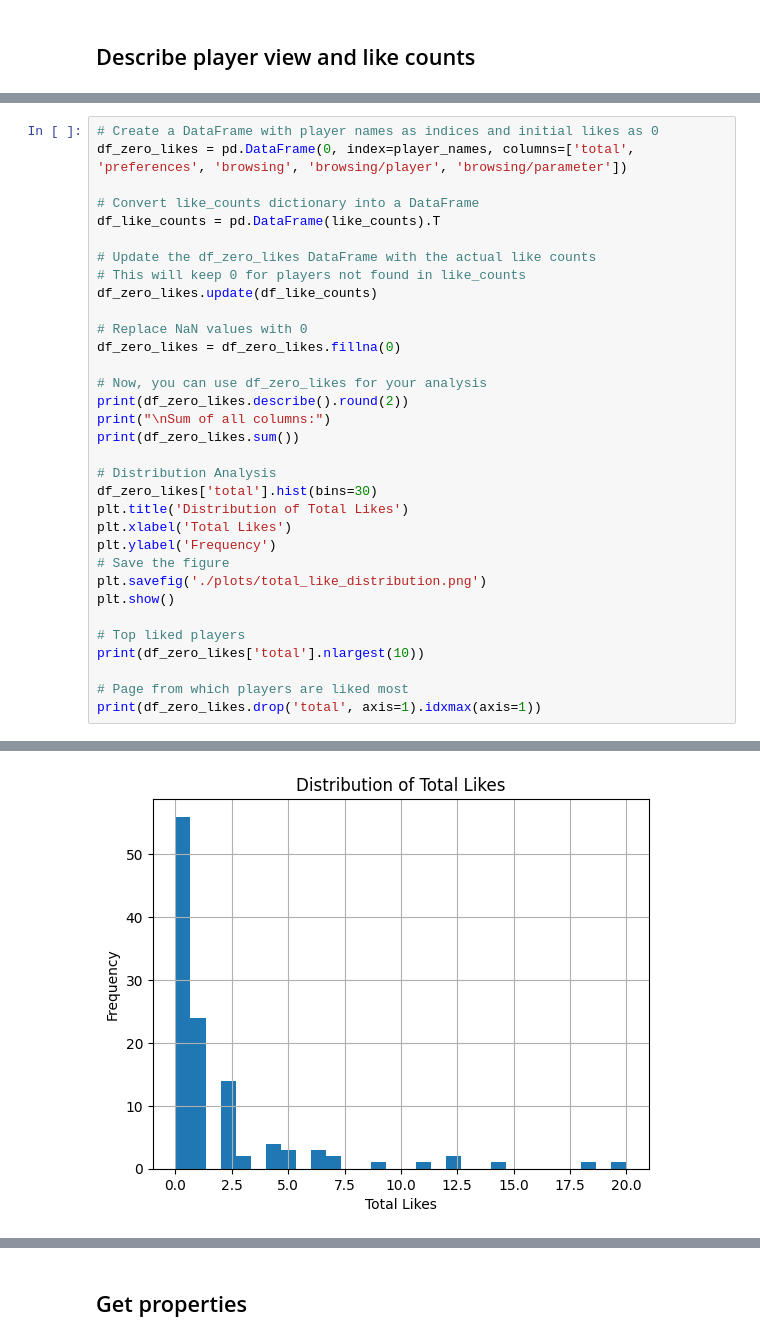
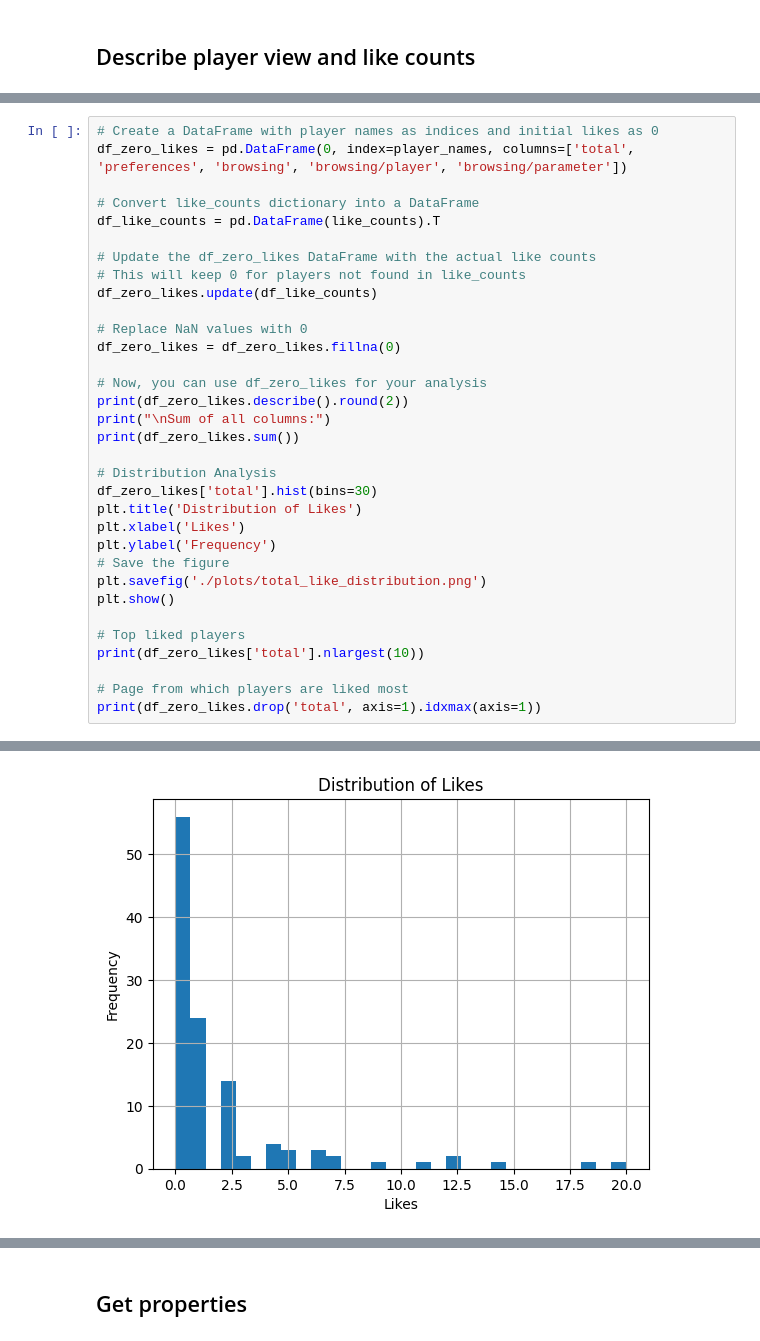
Before and after one commit to AsafKed/tennis-router, a Jupyter notebook: backend/analysis.ipynb, the cells around one changed output, grey strips where cells are left out. Saved outputs shown, nothing was run; the diff lists cells and outputs as text.

```diff
--- a/backend/analysis.ipynb
+++ b/backend/analysis.ipynb
@@ -230,37 +244,37 @@ print(df_zero_likes.sum())
 
 # Distribution Analysis
 df_zero_likes['total'].hist(bins=30)
-plt.title('Distribution of Total Likes')
-plt.xlabel('Total Likes')
+plt.title('Distribution of Likes')
+plt.xlabel('Likes')
 plt.ylabel('Frequency')
 # Save the figure
 plt.savefig('./plots/total_like_distribution.png')
 plt.show()
 
 # Top liked players
 print(df_zero_likes['total'].nlargest(10))
 
 # Page from which players are liked most
 print(df_zero_likes.drop('total', axis=1).idxmax(axis=1))
 # %% [output]
         total  preferences  browsing  browsing/player  browsing/parameter
 count  115.00       115.00    115.00           115.00              115.00
 mean     1.89         0.03      0.17             1.29                0.40
 std      3.56         0.21      0.90             2.82                0.83
 min      0.00         0.00      0.00             0.00                0.00
 25%      0.00         0.00      0.00             0.00                0.00
 50%      1.00         0.00      0.00             0.00                0.00
 75%      2.00         0.00      0.00             1.00                1.00
 max     20.00         2.00      7.00            19.00                4.00
 
 Sum of all columns:
 total                 217
 preferences             3
 browsing               20
 browsing/player       148
 browsing/parameter     46
 dtype: int64
-[figure, old version]
+[figure, new version]
 Daniil Medvedev          20
 Elise Mertens            18
 Felix Auger-Aliassime    14
```
Also changed, not shown: parts of 10 cells of this notebook, 6 other files.
